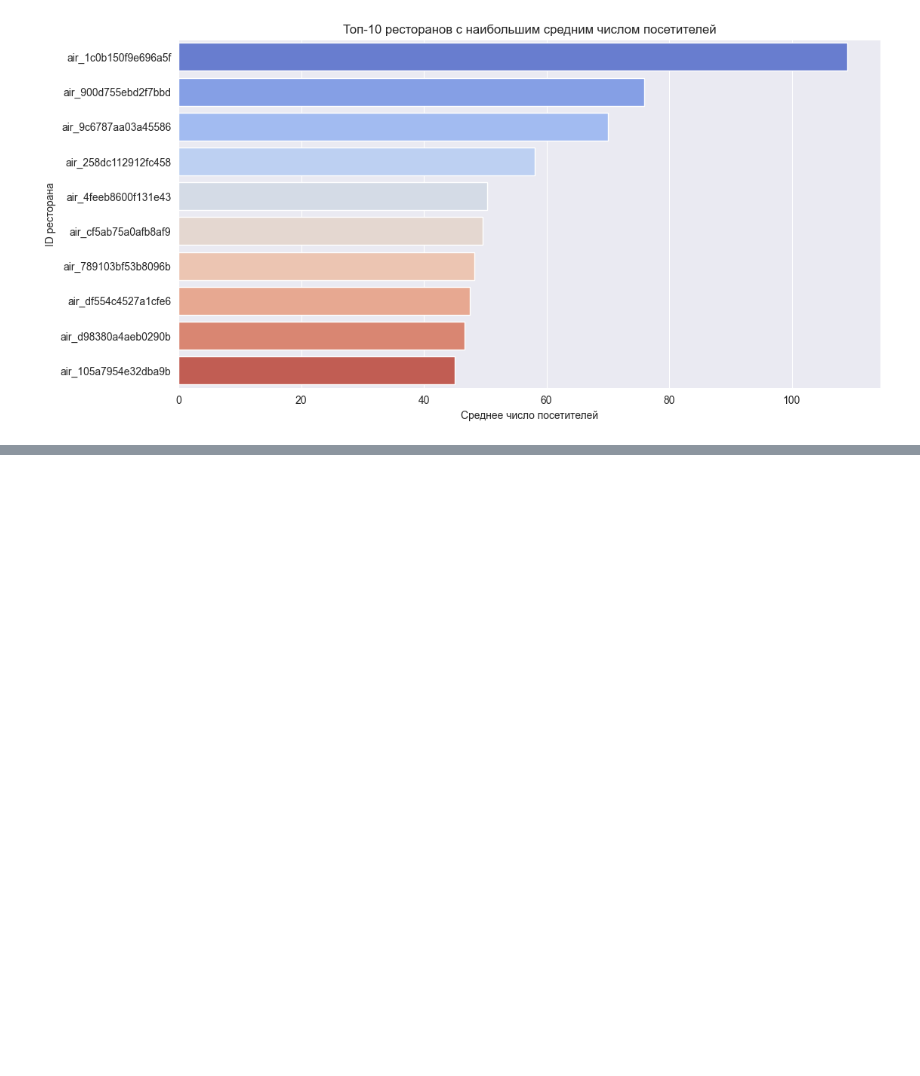
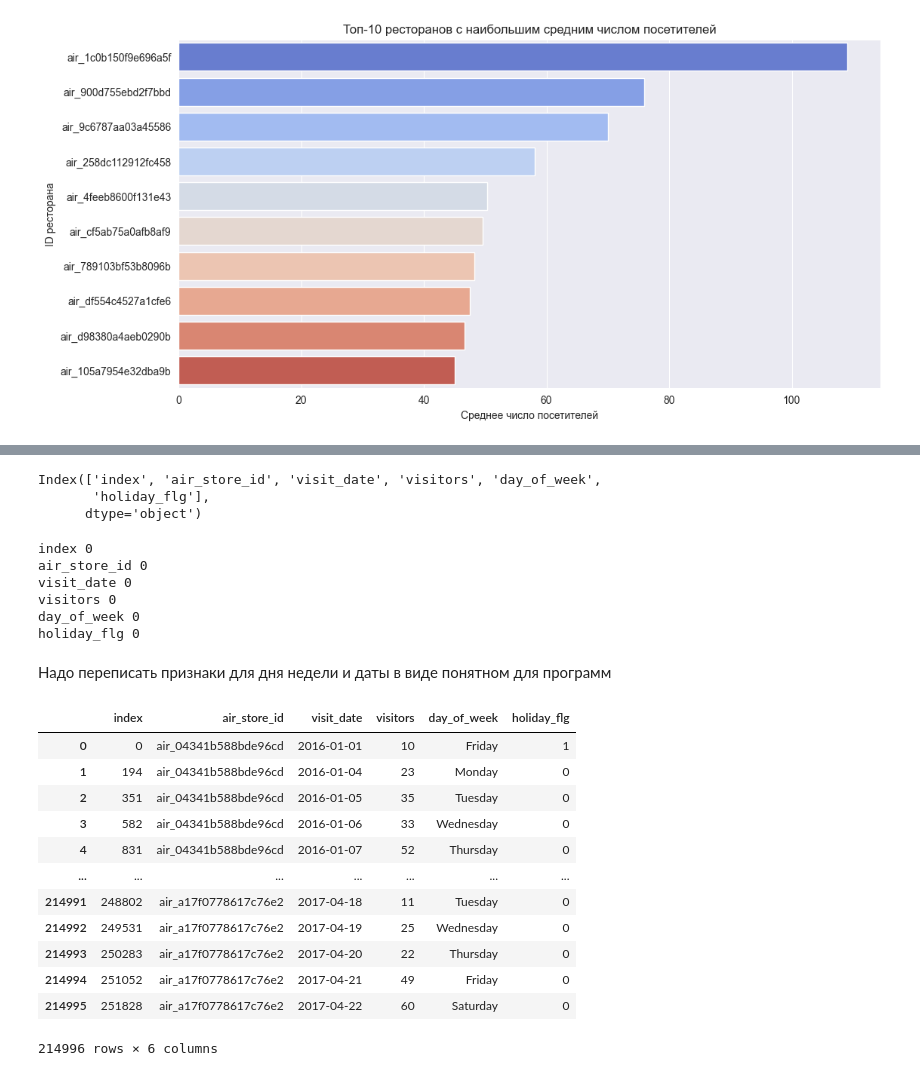
Before and after one commit to FEDOROV-ALEXANDER/ML_kurs2022, a Jupyter notebook: Homework/Homework2024/homework2024.ipynb, the cells around one changed output, grey strips where cells are left out. Drawn from its saved outputs; the diff is of its cells as text; code cells hidden in the pictures; blank space fills up the shorter version.

```diff
--- a/Homework/Homework2024/homework2024.ipynb
+++ b/Homework/Homework2024/homework2024.ipynb
@@ -887,0 +826,18 @@ for col in cols:
+# %%
+df.columns
+# %% [output]
+Index(['index', 'air_store_id', 'visit_date', 'visitors', 'day_of_week',
+       'holiday_flg'],
+      dtype='object')
+# %%
+for col in df.columns:
+    print(col, df[col].isna().sum())
+# %% [output]
+index 0
+air_store_id 0
+visit_date 0
+visitors 0
+day_of_week 0
+holiday_flg 0
+# %% [markdown]
+Надо переписать признаки для дня недели и даты в виде понятном для программ
@@ -887,0 +848,16 @@ for col in cols:
+# %%
+df
+# %% [output]
+|  | index | air_store_id | visit_date | visitors | day_of_week | holiday_flg |
+| 0 | 0 | air_04341b588bde96cd | 2016-01-01 | 10 | Friday | 1 |
+| 1 | 194 | air_04341b588bde96cd | 2016-01-04 | 23 | Monday | 0 |
+| 2 | 351 | air_04341b588bde96cd | 2016-01-05 | 35 | Tuesday | 0 |
+| 3 | 582 | air_04341b588bde96cd | 2016-01-06 | 33 | Wednesday | 0 |
+| 4 | 831 | air_04341b588bde96cd | 2016-01-07 | 52 | Thursday | 0 |
+| ... | ... | ... | ... | ... | ... | ... |
+| 214991 | 248802 | air_a17f0778617c76e2 | 2017-04-18 | 11 | Tuesday | 0 |
+| 214992 | 249531 | air_a17f0778617c76e2 | 2017-04-19 | 25 | Wednesday | 0 |
+| 214993 | 250283 | air_a17f0778617c76e2 | 2017-04-20 | 22 | Thursday | 0 |
+| 214994 | 251052 | air_a17f0778617c76e2 | 2017-04-21 | 49 | Friday | 0 |
+| 214995 | 251828 | air_a17f0778617c76e2 | 2017-04-22 | 60 | Saturday | 0 |
+214996 rows × 6 columns
```
Also changed, not shown: parts of 20 cells of this notebook.
